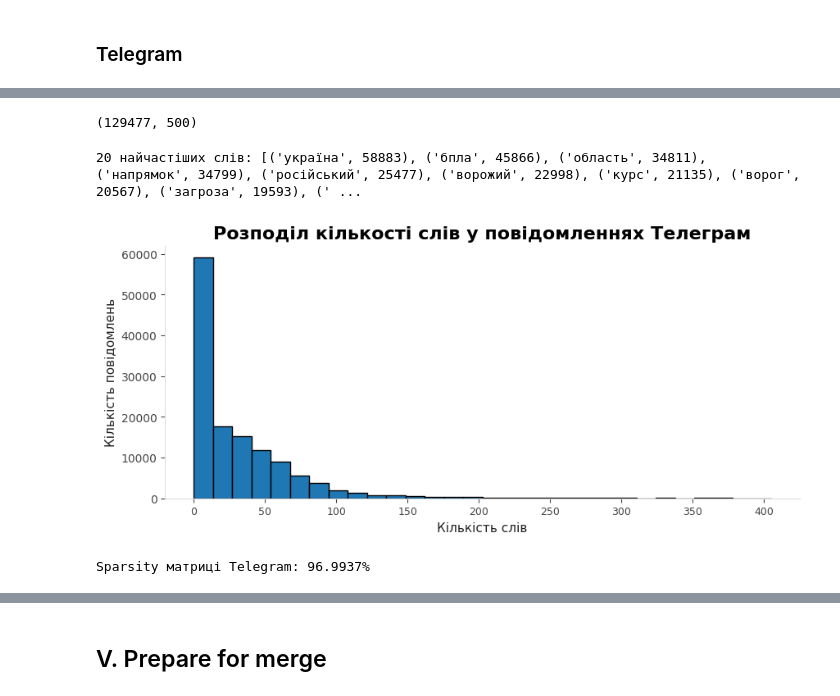
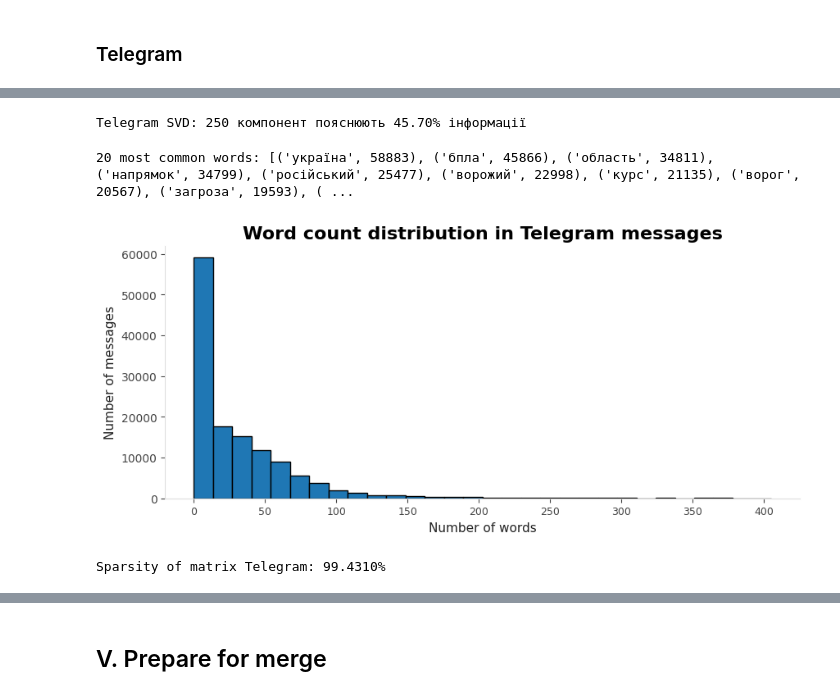
Before and after one commit to khorunzhaviktoriia/war-events-predictor-saas, a Jupyter notebook: forecasting/war_events_predictor.ipynb, the cells around one changed output, grey strips where cells are left out. Saved outputs shown, nothing was run; the diff lists cells and outputs as text; code cells hidden in the pictures.

Commit message:
PCA and for Telegram

```diff
--- a/forecasting/war_events_predictor.ipynb
+++ b/forecasting/war_events_predictor.ipynb
@@ -1874,12 +1828,0 @@ df_tg['message_clean'] = df_tg['message'].progress_apply(fast_tg_clean_optimized
-# %%
-vectorizer_tg = TfidfVectorizer(
-    max_features=500,
-    min_df=5,
-    ngram_range=(1, 2),
-    dtype=np.float32
-)
-X_tg = vectorizer_tg.fit_transform(df_tg['message_clean'])
-
-print(X_tg.shape)
-# %% [output]
-(129477, 500)
@@ -1890,11 +1829,43 @@ df_matrix_2.to_csv('matrix_tg.csv', index=False)
+# %%
+
+vectorizer_tg = TfidfVectorizer(
+    max_features=10000, # Збільшуємо, бо в ТГ багато специфічних сленгових слів
+    min_df=5,
+    ngram_range=(1, 2),
+    dtype=np.float32
+)
+X_tg_sparse = vectorizer_tg.fit_transform(df_tg['message_clean'])
+
+# 2. Об'єктивно визначаємо кількість компонент
+# Для ТГ я рекомендую цілитися в 200-300, щоб не втратити дрібні, але важливі новини
+svd_tg = TruncatedSVD(n_components=250, random_state=42)
+X_tg_reduced = svd_tg.fit_transform(X_tg_sparse)
+
+# 3. Перевіряємо якість стиснення
+explained_var_tg = svd_tg.explained_variance_ratio_.sum()
+print(f"Telegram SVD: {X_tg_reduced.shape[1]} компонент пояснюють {explained_var_tg:.2%} інформації")
+
+# 4. Створюємо DataFrame
+df_tg_features = pd.DataFrame(
+    X_tg_reduced,
+    columns=[f'tg_topic_{i}' for i in range(250)]
+)
+
+# 5. Об'єднуємо з датами та іншими метаданими каналів
+df_tg_final = pd.concat([
+    df_tg[['date', 'channel']].reset_index(drop=True),
+    df_tg_features.reset_index(drop=True)
+], axis=1)
+
+# Зберігаємо
+df_tg_final.to_csv("telegram_processed_svd.csv", index=False, encoding="utf-8-sig")
+# %% [output]
+Telegram SVD: 250 компонент пояснюють 45.70% інформації
 # %%
 all_words = " ".join(df_tg['message_clean']).split()
 word_counts = Counter(all_words)
 
-# топ-20 найчастіших слів
-print("20 найчастіших слів:", word_counts.most_common(20))
-
-# перевірка, чи залишився шум
+print("20 most common words:", word_counts.most_common(20))
 # %% [output]
-20 найчастіших слів: [('україна', 58883), ('бпла', 45866), ('область', 34811), ('напрямок', 34799), ('російський', 25477), ('ворожий', 22998), ('курс', 21135), ('ворог', 20567), ('загроза', 19593), (' ...
+20 most common words: [('україна', 58883), ('бпла', 45866), ('область', 34811), ('напрямок', 34799), ('російський', 25477), ('ворожий', 22998), ('курс', 21135), ('ворог', 20567), ('загроза', 19593), ( ...
 # %%
@@ -1905,22 +1874,21 @@ all_alarm_dates = pd.to_datetime(df_war_events['start']).dt.date.unique()
 df_tg['date_only'] = pd.to_datetime(df_tg['date']).dt.date
 df_tg['is_alarm'] = df_tg['date_only'].isin(all_alarm_dates).astype(int)
 # %%
-
 df_tg['word_count'] = df_tg['message_clean'].str.split().str.len()
 
 plt.figure(figsize=(10, 4))
 plt.hist(df_tg['word_count'], bins=30, edgecolor='black')  # bins = кількість стовпчиків
 
-plt.title('Розподіл кількості слів у повідомленнях Телеграм')
-plt.xlabel('Кількість слів')
-plt.ylabel('Кількість повідомлень')
+plt.title('Word count distribution in Telegram messages')
+plt.xlabel('Number of words')
+plt.ylabel('Number of messages')
 
 plt.show()
 # %% [output]
-[figure, old version]
+[figure, new version]
 # %%
 # Sparsity (Наскільки порожня матриця ТГ)
 sparsity_tg = (1 - X_tg.nnz / (X_tg.shape[0] * X_tg.shape[1])) * 100
-print(f"Sparsity матриці Telegram: {sparsity_tg:.4f}%")
+print(f"Sparsity of matrix Telegram: {sparsity_tg:.4f}%")
 # %% [output]
-Sparsity матриці Telegram: 96.9937%
+Sparsity of matrix Telegram: 99.4310%
```
Also changed, not shown: parts of 16 cells of this notebook.
